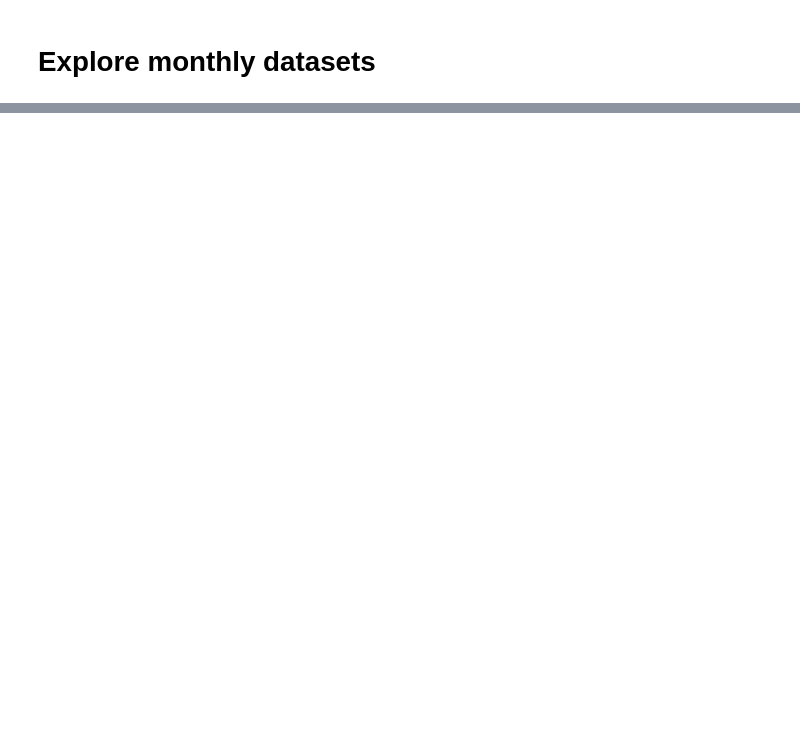
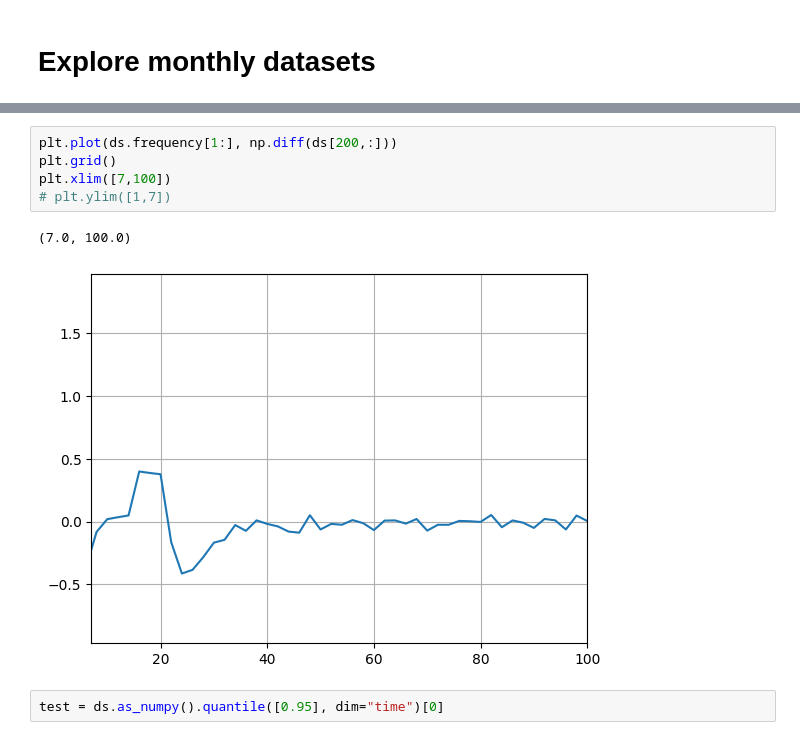
Before and after one commit to Waveform-Analytics/ooi-explore, a Jupyter notebook: explore_monthly_data.ipynb, the cells around one changed output, grey strips where cells are left out. Drawn from its saved outputs; the diff is of its cells as text; blank space fills up the shorter version.

```diff
--- a/explore_monthly_data.ipynb
+++ b/explore_monthly_data.ipynb
@@ -36,0 +61,10 @@ xarray.core.dataarray.DataArray
+# %%
+plt.plot(ds.frequency[1:], np.diff(ds[200,:]))
+plt.grid()
+plt.xlim([7,100])
+# plt.ylim([1,7])
+# %% [output]
+(7.0, 100.0)
+[figure, added]
+# %%
+test = ds.as_numpy().quantile([0.95], dim="time")[0]
```
Also changed, not shown: parts of 11 cells of this notebook, 2 other files.
